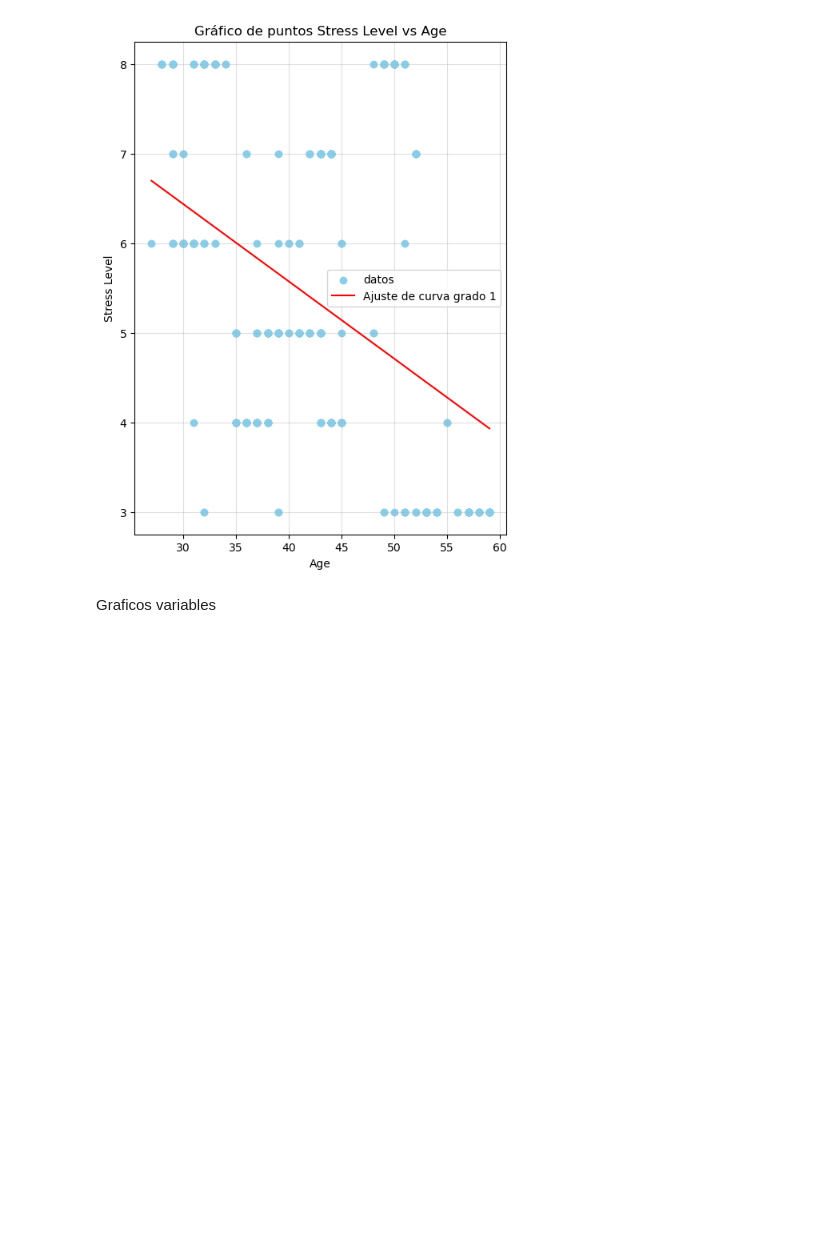
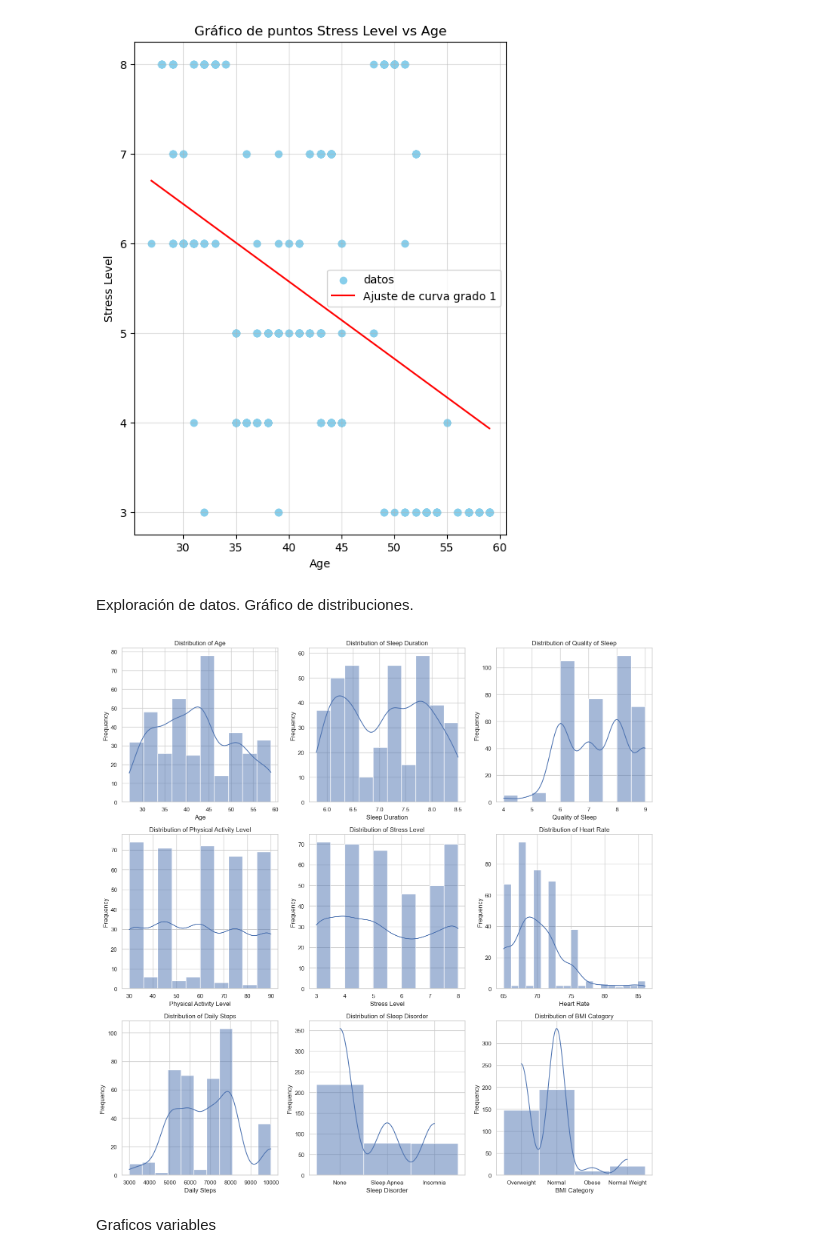
Before and after one commit to Brokolito/HAD-ModProba, a Jupyter notebook: data_work.ipynb, the cells around one changed output. Drawn from its saved outputs; the diff is of its cells as text; code cells hidden in the pictures; blank space fills up the shorter version.

Commit message:
Update data_work.ipynb
Se ha agregado una exploración de datos, observando la distribución de los datos

```diff
--- a/data_work.ipynb
+++ b/data_work.ipynb
@@ -138,6 +138,35 @@ plt.legend(['datos', 'Ajuste de curva grado 1'])
 plt.show()
 # %% [output]
 [figure]
+# %% [markdown]
+Exploración de datos. Gráfico de distribuciones.
+# %%
+import matplotlib.pyplot as plt
+import seaborn as sns
+
+# Set up the plotting environment
+sns.set(style="whitegrid")
+
+# Select relevant columns for univariate analysis
+columns_of_interest = [
+    'Age', 'Sleep Duration', 'Quality of Sleep', 'Physical Activity Level',
+    'Stress Level', 'Heart Rate', 'Daily Steps', 'Sleep Disorder', 'BMI Category'
+]
+
+# Plot histograms for each selected column
+fig, axes = plt.subplots(nrows=3, ncols=3, figsize=(15, 15))
+axes = axes.flatten()
+
+for i, col in enumerate(columns_of_interest):
+    sns.histplot(data[col], kde=True, ax=axes[i])
+    axes[i].set_title(f'Distribution of {col}')
+    axes[i].set_xlabel(col)
+    axes[i].set_ylabel('Frequency')
+
+plt.tight_layout()
+plt.show()
+# %% [output]
+[figure, added]
 # %% [markdown]
 Graficos variables
 # %%
```
Also changed, not shown: parts of 1 cell of this notebook.
